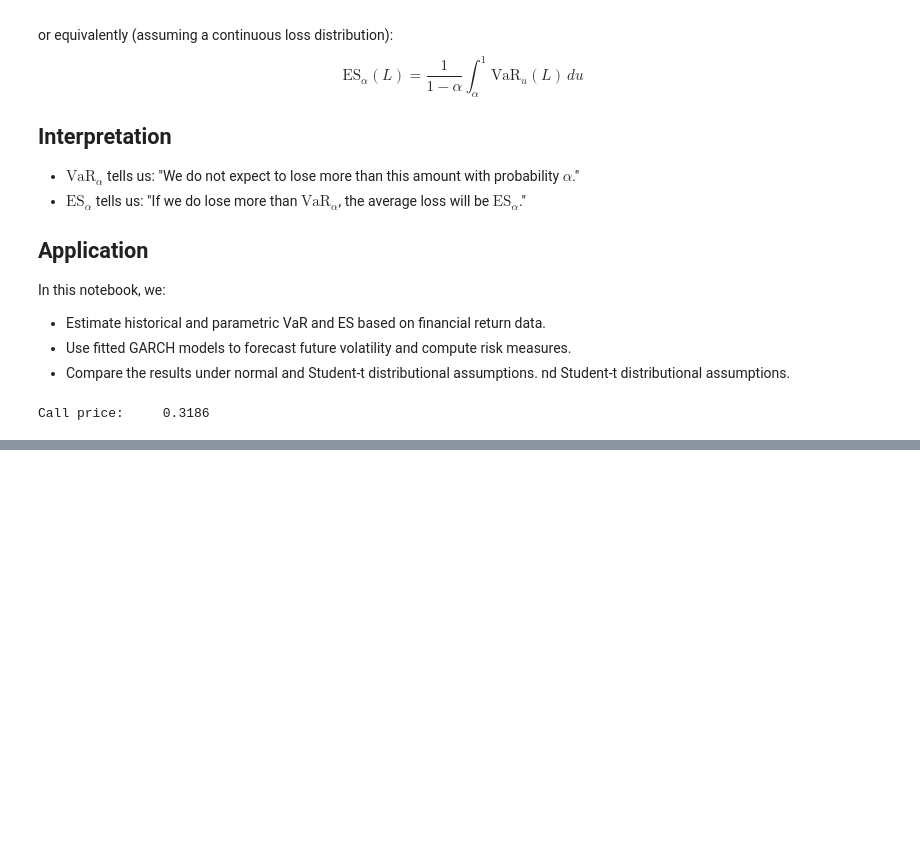
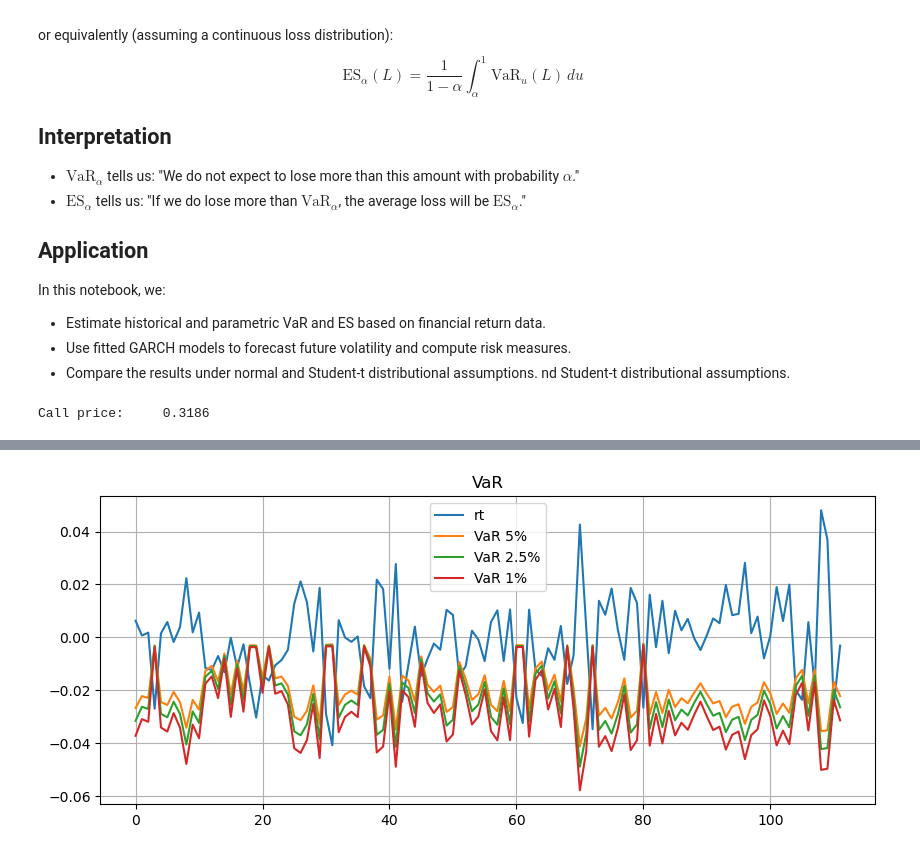
Before and after one commit to NicolaBartolini/GrEnFin_Python_course, a Jupyter notebook: Risk_measures.ipynb, the cells around one changed output, grey strips where cells are left out. Saved outputs shown, nothing was run; the diff lists cells and outputs as text; code cells hidden in the pictures; blank space fills up the shorter version.

```diff
--- a/Risk_measures.ipynb
+++ b/Risk_measures.ipynb
@@ -127,0 +229,7 @@ ES 1%: 0.9999618259991097
+# %%
+df.plot(figsize=(10, 4))
+plt.grid()
+plt.title('VaR')
+plt.show()
+# %% [output]
+[figure, added]
```
Also changed, not shown: parts of 11 cells of this notebook.
